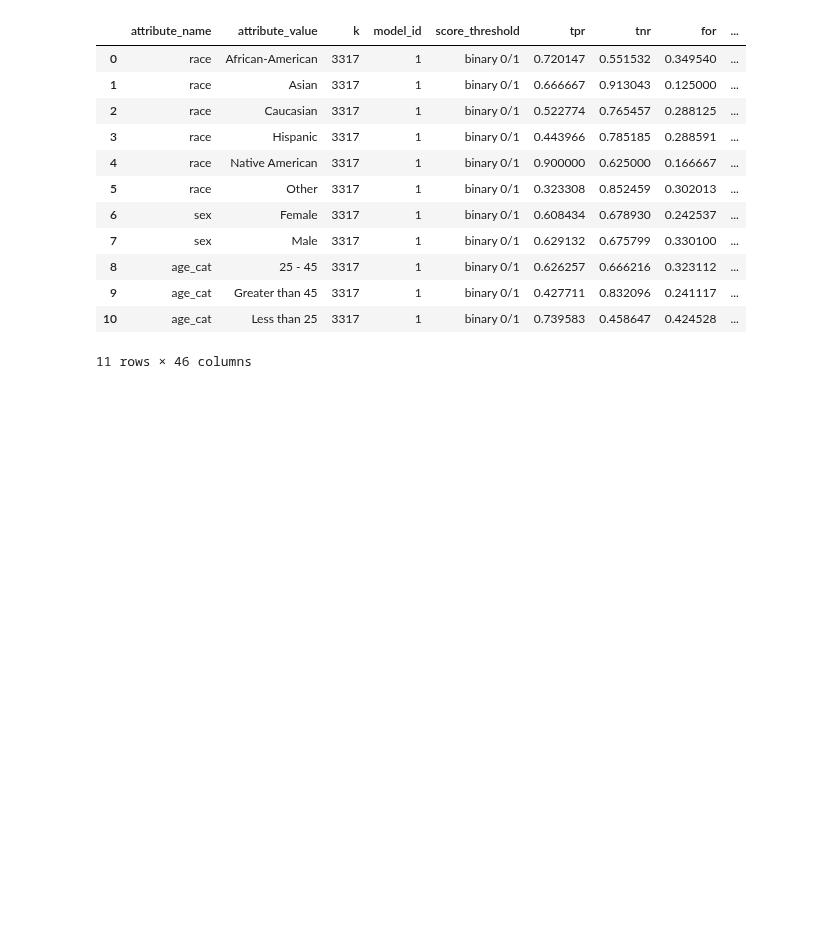
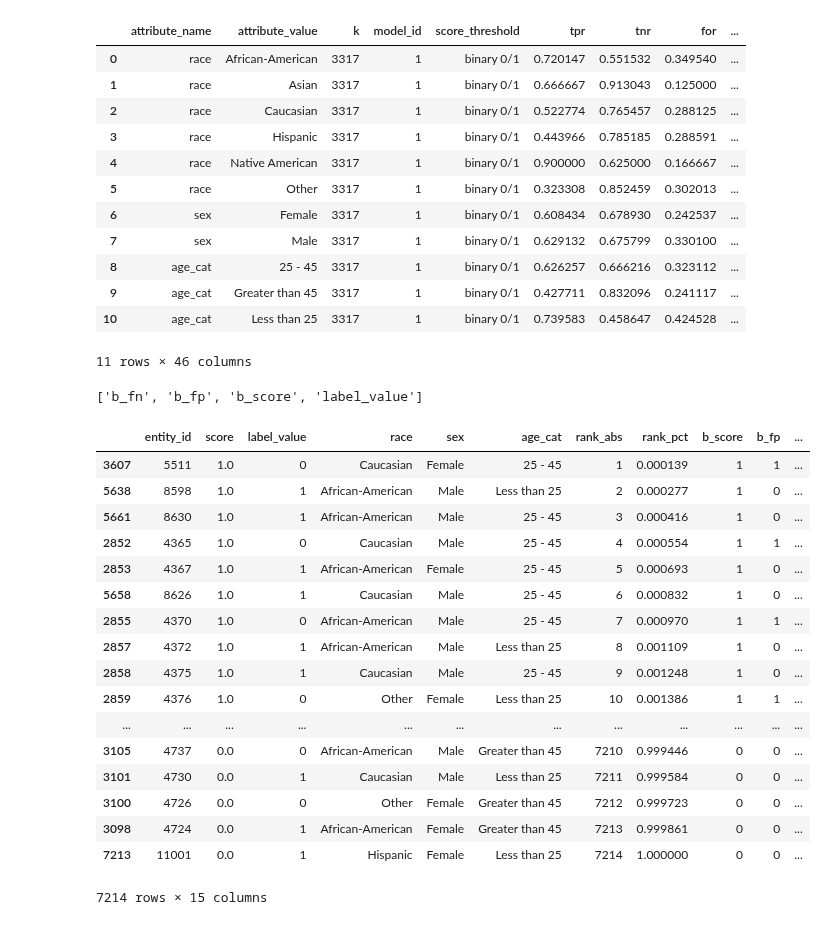
Before and after one commit to dssg/aequitas, a Jupyter notebook: docs/source/examples/statistical-significance-compas.ipynb, the cells around one changed output. Cells and saved outputs as stored; diff of their text form; code cells hidden in the pictures; blank space fills up the shorter version.

Commit message:
mask and move significance methods to bias class

```diff
--- a/docs/source/examples/statistical-significance-compas.ipynb
+++ b/docs/source/examples/statistical-significance-compas.ipynb
@@ -126,14 +120,3 @@ attr_cols = df.columns[~df.columns.isin(non_attr_cols)]
-# %%
-score_thresholds_dict = None
-count_ones = None
-if not score_thresholds_dict:
-    df['score'] = df['score'].astype(float)
-    count_ones = preprocessed_df['score'].value_counts().get(1.0, 0)
-    score_thresholds_dict = {'rank_abs': [count_ones]}
-
-    df = df.sort_values('score', ascending=False)
-    df['rank_abs'] = range(1, len(df) + 1)
-    df['rank_pct'] = df['rank_abs'] / len(df)
 # %%
 df.head()
 # %% [output]
@@ -223,3 +195,29 @@ get_disparity_min_metric
 | 9 | age_cat | Greater than 45 | 3317 | 1 | binary 0/1 | 0.427711 | 0.832096 | 0.241117 | ... |
 | 10 | age_cat | Less than 25 | 3317 | 1 | binary 0/1 | 0.739583 | 0.458647 | 0.424528 | ... |
 11 rows × 46 columns
+# %%
+df_with_binaries = b.get_statistical_significance(df, ref_group='Caucasian', score_thresholds=None,
+                                     model_id=1, attr_cols=['race'], aplha=5e-2)
+# %% [output]
+['b_fn', 'b_fp', 'b_score', 'label_value']
+# %%
+df_with_binaries
+# %% [output]
+|  | entity_id | score | label_value | race | sex | age_cat | rank_abs | rank_pct | b_score | b_fp | ... |
+| 3607 | 5511 | 1.0 | 0 | Caucasian | Female | 25 - 45 | 1 | 0.000139 | 1 | 1 | ... |
+| 5638 | 8598 | 1.0 | 1 | African-American | Male | Less than 25 | 2 | 0.000277 | 1 | 0 | ... |
+| 5661 | 8630 | 1.0 | 1 | African-American | Male | 25 - 45 | 3 | 0.000416 | 1 | 0 | ... |
+| 2852 | 4365 | 1.0 | 0 | Caucasian | Male | 25 - 45 | 4 | 0.000554 | 1 | 1 | ... |
+| 2853 | 4367 | 1.0 | 1 | African-American | Female | 25 - 45 | 5 | 0.000693 | 1 | 0 | ... |
+| 5658 | 8626 | 1.0 | 1 | Caucasian | Male | 25 - 45 | 6 | 0.000832 | 1 | 0 | ... |
+| 2855 | 4370 | 1.0 | 0 | African-American | Male | 25 - 45 | 7 | 0.000970 | 1 | 1 | ... |
+| 2857 | 4372 | 1.0 | 1 | African-American | Male | Less than 25 | 8 | 0.001109 | 1 | 0 | ... |
+| 2858 | 4375 | 1.0 | 1 | Caucasian | Male | 25 - 45 | 9 | 0.001248 | 1 | 0 | ... |
+| 2859 | 4376 | 1.0 | 0 | Other | Female | Less than 25 | 10 | 0.001386 | 1 | 1 | ... |
+| ... | ... | ... | ... | ... | ... | ... | ... | ... | ... | ... | ... |
+| 3105 | 4737 | 0.0 | 0 | African-American | Male | Greater than 45 | 7210 | 0.999446 | 0 | 0 | ... |
+| 3101 | 4730 | 0.0 | 1 | Caucasian | Male | Less than 25 | 7211 | 0.999584 | 0 | 0 | ... |
+| 3100 | 4726 | 0.0 | 0 | Other | Female | Greater than 45 | 7212 | 0.999723 | 0 | 0 | ... |
+| 3098 | 4724 | 0.0 | 1 | African-American | Female | Greater than 45 | 7213 | 0.999861 | 0 | 0 | ... |
+| 7213 | 11001 | 0.0 | 1 | Hispanic | Female | Less than 25 | 7214 | 1.000000 | 0 | 0 | ... |
+7214 rows × 15 columns
```
Also changed, not shown: parts of 3 cells of this notebook, 2 other files.
